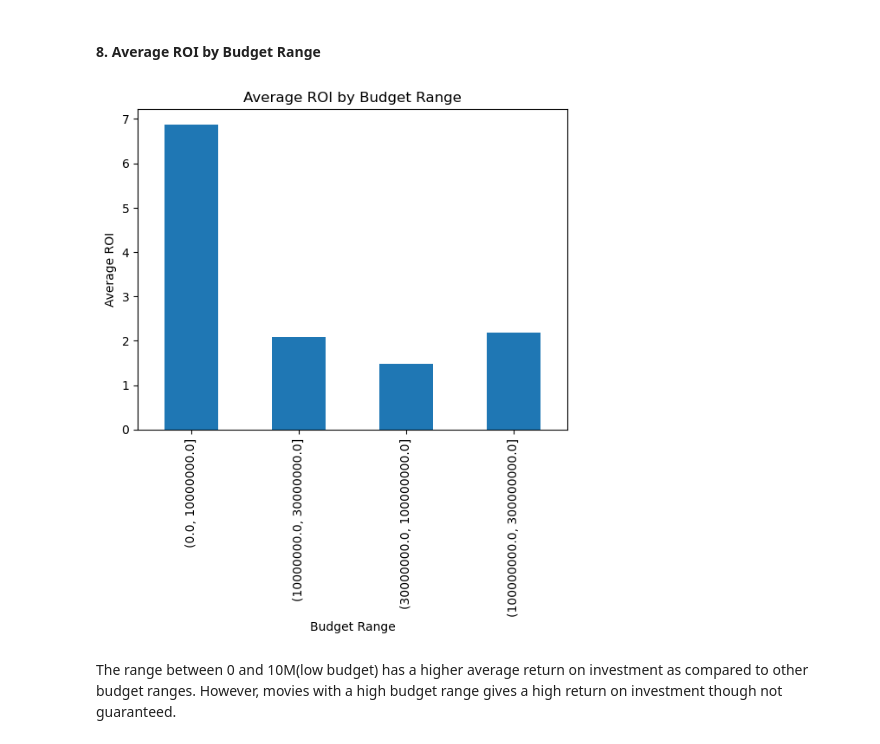
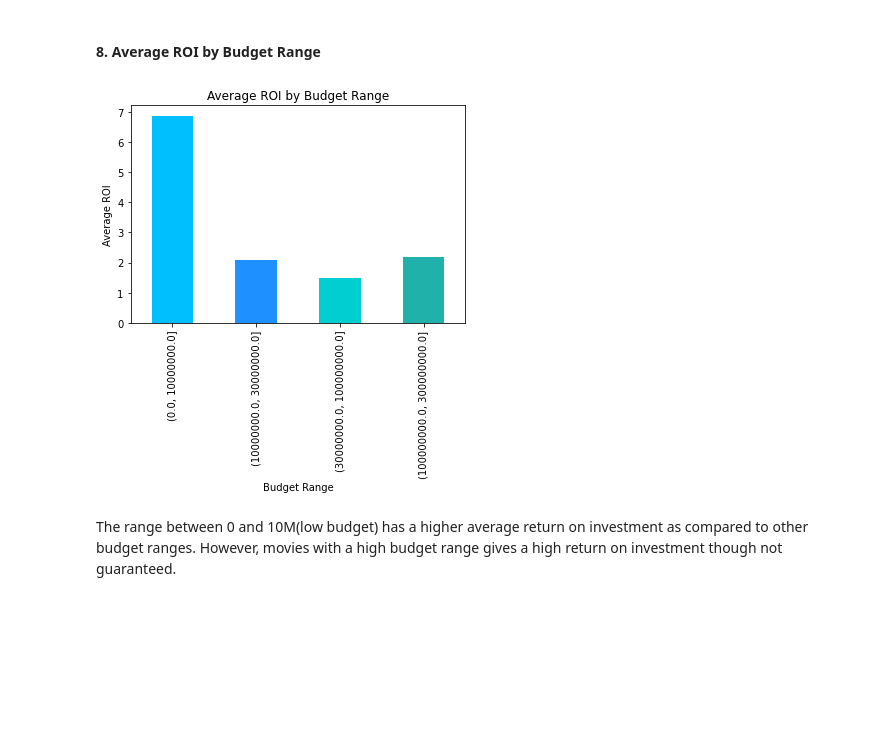
Before and after one commit to kaula12/GroupTwo_PhaseTwo_Project, a Jupyter notebook: student.ipynb, the cells around one changed output. Cells and saved outputs as stored; diff of their text form; code cells hidden in the pictures; blank space fills up the shorter version.

```diff
--- a/student.ipynb
+++ b/student.ipynb
@@ -1009,6 +1007,20 @@ c_box_office[['domestic_gross', 'foreign_gross']].cov()
 The covariance matrix further confirms that domestic and foreign earnings move together. The high positive values indicate that as one market's revenue grows, the other tends to grow as well, reinforcing the importance of global distribution for maximizing profit.
 # %% [markdown]
 # DATA VISUALIZATIONS
+# %%
+# Consistent theme  colors for plots
+colors = [
+    '#00BFFF',  # lightning blue
+    '#1E90FF',  # electric blue
+    '#00CED1',  # dark turquoise
+    '#20B2AA',  # teal
+    '#00FA9A',  # spring green
+    '#3CB371',  # medium sea green
+    '#2E8B57',  # sea green
+    '#66CDAA',  # aquamarine
+    '#40E0D0',  # turquoise
+    '#7FFFD4'   # aqua green
+]
 # %% [markdown]
 ### Numbers Dataset Visuals
 # %% [markdown]
@@ -1196,22 +1210,22 @@ Several outliers are visible in the top-right quadrant, representing films with
 # %%
 numbers['roi'] = (numbers['worldwide_gross'] - numbers['production_budget']) / numbers['production_budget']
 
 
 numbers['budget_bin'] = pd.cut(
     numbers['production_budget'],
     bins=[0, 10e6, 30e6, 100e6, 300e6]
 )
 
 budget_roi = numbers.groupby('budget_bin')['roi'].mean()
 
 plt.figure()
-budget_roi.plot(kind='bar')
+budget_roi.plot(kind='bar', color=colors[:4])
 plt.title('Average ROI by Budget Range')
 plt.xlabel('Budget Range')
 plt.ylabel('Average ROI')
 plt.show()
 # %% [output]
-[figure, old version]
+[figure, new version]
 # %% [markdown]
 The range between 0 and 10M(low budget) has a higher average return on investment as compared to other budget ranges. However, movies with a high budget range gives a high return on investment though not guaranteed.
 # %% [markdown]
```
Also changed, not shown: parts of 35 cells of this notebook, 2 other files.
